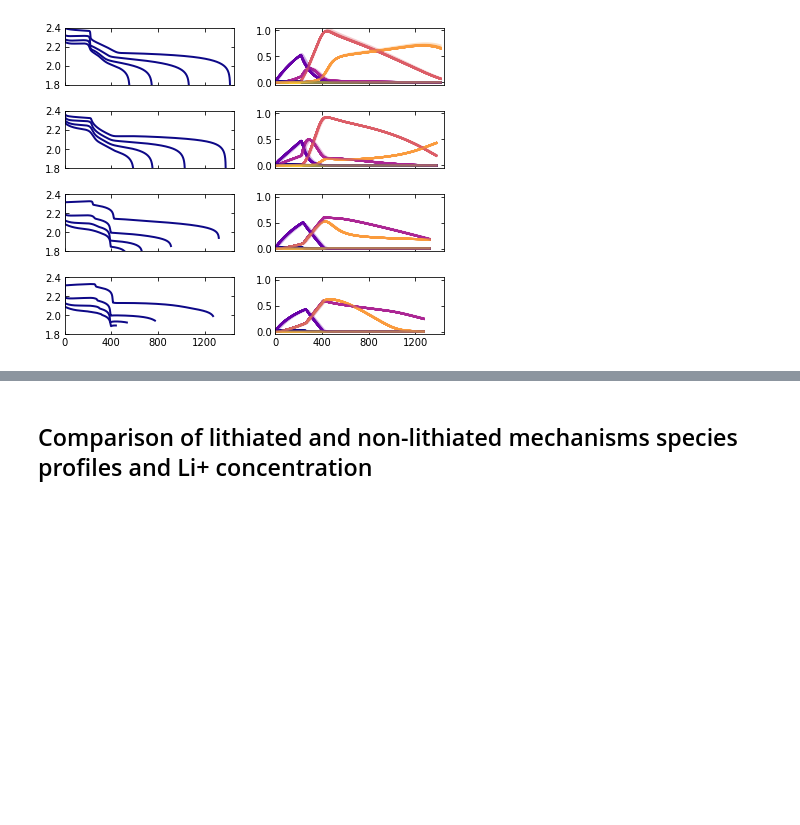
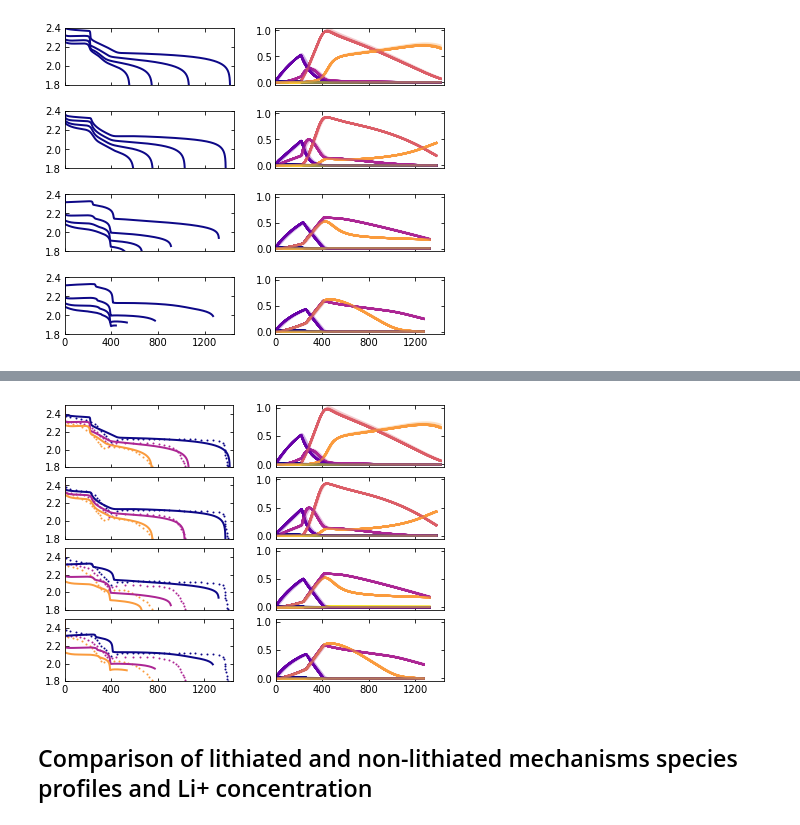
Before and after one commit to decaluwe/2020_Li_Sulfur_Modeling, a Jupyter notebook: Figures/scripts/Li_S Plotting.ipynb, the cells around one changed output, grey strips where cells are left out. Drawn from its saved outputs; the diff is of its cells as text; code cells hidden in the pictures; blank space fills up the shorter version.

Commit message:
More Figure updates

```diff
--- a/Figures/scripts/Li_S Plotting.ipynb
+++ b/Figures/scripts/Li_S Plotting.ipynb
@@ -239,15 +249,15 @@ Vcell_Li_65pct25um, Cap_Li_65pct25um, C_k_Li_65pct25um, C_Lip_65pct25um = sort_d
 # %%
-Vcell_cascade_85pct25um, Cap_cascade_85pct25um, C_k_cascade_85pct25um, C_Lip_cascade_85pct25um = sort_df(cascade_85pct25um)
-Vcell_cascade_65pct25um, Cap_cascade_65pct25um, C_k_cascade_65pct25um, C_Lip_cascade_65pct25um = sort_df(cascade_65pct25um)
-Vcell_cascade_45pct25um, Cap_cascade_45pct25um, C_k_cascade_45pct25um, C_Lip_cascade_45pct25um = sort_df(cascade_45pct25um)
+Vcell_cascade_85pct25um, Cap_cascade_85pct25um, C_k_cascade_85pct25um, C_Lip_cascade_85pct25um, eps_S8_cascade_85pct25um, eps_Li2S_cascade_85pct25um = sort_df(cascade_85pct25um)
+Vcell_cascade_65pct25um, Cap_cascade_65pct25um, C_k_cascade_65pct25um, C_Lip_cascade_65pct25um, eps_S8_cascade_65pct25um, eps_Li2S_cascade_65pct25um = sort_df(cascade_65pct25um)
+Vcell_cascade_45pct25um, Cap_cascade_45pct25um, C_k_cascade_45pct25um, C_Lip_cascade_45pct25um, eps_S8_cascade_45pct25um, eps_Li2S_cascade_45pct25um = sort_df(cascade_45pct25um)
 # %%
-Vcell_kuzmina_85pct25um, Cap_kuzmina_85pct25um, C_k_kuzmina_85pct25um, C_Lip_kuzmina_85pct25um = sort_df(kuzmina_85pct25um)
-Vcell_kuzmina_65pct25um, Cap_kuzmina_65pct25um, C_k_kuzmina_65pct25um, C_Lip_kuzmina_65pct25um = sort_df(kuzmina_65pct25um)
-Vcell_kuzmina_45pct25um, Cap_kuzmina_45pct25um, C_k_kuzmina_45pct25um, C_Lip_kuzmina_45pct25um = sort_df(kuzmina_45pct25um)
+Vcell_kuzmina_85pct25um, Cap_kuzmina_85pct25um, C_k_kuzmina_85pct25um, C_Lip_kuzmina_85pct25um, eps_S8_kuzmina_85pct25um, eps_Li2S_kuzmina_85pct25um = sort_df(kuzmina_85pct25um)
+Vcell_kuzmina_65pct25um, Cap_kuzmina_65pct25um, C_k_kuzmina_65pct25um, C_Lip_kuzmina_65pct25um, eps_S8_kuzmina_65pct25um, eps_Li2S_kuzmina_65pct25um = sort_df(kuzmina_65pct25um)
+Vcell_kuzmina_45pct25um, Cap_kuzmina_45pct25um, C_k_kuzmina_45pct25um, C_Lip_kuzmina_45pct25um, eps_S8_kuzmina_45pct25um, eps_Li2S_kuzmina_45pct25um = sort_df(kuzmina_45pct25um)
 # %%
-Vcell_assary_85pct25um, Cap_assary_85pct25um, C_k_assary_85pct25um, C_Lip_assary_85pct25um = sort_df(assary_85pct25um)
-Vcell_assary_65pct25um, Cap_assary_65pct25um, C_k_assary_65pct25um, C_Lip_assary_65pct25um = sort_df(assary_65pct25um)
-Vcell_assary_45pct25um, Cap_assary_45pct25um, C_k_assary_45pct25um, C_Lip_assary_45pct25um = sort_df(assary_45pct25um)
+Vcell_assary_85pct25um, Cap_assary_85pct25um, C_k_assary_85pct25um, C_Lip_assary_85pct25um, eps_S8_assary_85pct25um, eps_Li2S_assary_85pct25um = sort_df(assary_85pct25um)
+Vcell_assary_65pct25um, Cap_assary_65pct25um, C_k_assary_65pct25um, C_Lip_assary_65pct25um, eps_S8_assary_65pct25um, eps_Li2S_assary_65pct25um = sort_df(assary_65pct25um)
+Vcell_assary_45pct25um, Cap_assary_45pct25um, C_k_assary_45pct25um, C_Lip_assary_45pct25um, eps_S8_assary_45pct25um, eps_Li2S_assary_45pct25um = sort_df(assary_45pct25um)
 # %%
 tick_font = 10
 label_font = 12
@@ -418,3 +430,66 @@ os.chdir(owd)
+# %%
+os.chdir(owd)
+
+fig, axs = plt.subplots(4, 2, sharex=True, sharey=False, num=i)
+plt.tight_layout()
+fig.set_size_inches((6., 4.5))
+
+for i in range(4):
+    for j in range(2):
+        tick_format(axs[i,j])
+
+c_rate_cmap = species_cmap[[0,2,-3]]
+
+for i in range(4):
+    axs[i,0].plot(exp_data_01C.iloc[:,0], exp_data_01C.iloc[:,1], 'o',
+        markeredgecolor=c_rate_cmap[0],markersize=1.,markerfacecolor=None)
+    axs[i,0].plot(exp_data_05C.iloc[:,0], exp_data_05C.iloc[:,1], 'o',
+        markeredgecolor=c_rate_cmap[1],markersize=1.,markerfacecolor=None)
+    axs[i,0].plot(exp_data_1C.iloc[:,0], exp_data_1C.iloc[:,1], 'o',
+        markeredgecolor=c_rate_cmap[2],markersize=1.,markerfacecolor=None)
+
+for k in range(3):
+    axs[0,0].plot(Cap_cascade_65pct25um[keys_s[k]], Vcell_cascade_65pct25um[keys_s[k]], color = c_rate_cmap[k],
+        linewidth=lw)
+    axs[1,0].plot(Cap_Li_65pct25um[keys_s[k]], Vcell_Li_65pct25um[keys_s[k]], color = c_rate_cmap[k], linewidth=lw)
+    axs[2,0].plot(Cap_assary_65pct25um[keys_s[k]], Vcell_assary_65pct25um[keys_s[k]], color = c_rate_cmap[k],
+        linewidth=lw)
+    axs[3,0].plot(Cap_kuzmina_65pct25um[keys_s[k]], Vcell_kuzmina_65pct25um[keys_s[k]], color = c_rate_cmap[k],
+        linewidth=lw)
+
+points = inputs.npoints_cathode+inputs.npoints_sep+1
+alphas = np.linspace(1.,0.3,points)
+# We unfortunately need to mess around with species order, to keep consistent coloring, for Assary and Kuz/mina:
+cmap_atomistic = np.vstack((species_cmap[:4], species_cmap[5], species_cmap[4], species_cmap[6:]))
+
+for i in np.arange(0, 1, 1):
+    for j in np.arange(0, points):
+        offset = j*6
+        for k in np.arange(0, 6):
+            axs[1,1].plot(Cap_Li_65pct25um[keys_s[i]], C_k_Li_65pct25um[keys_s[i]].iloc[:, k+offset],
+                     linewidth=lw, color=species_cmap[k], alpha = alphas[j])
+            axs[0,1].plot(Cap_cascade_65pct25um[keys_s[i]], C_k_cascade_65pct25um[keys_s[i]].iloc[:, k+offset],
+                     linewidth=lw, color=species_cmap[k], alpha = alphas[j])
+            axs[2,1].plot(Cap_assary_65pct25um[keys_s[i]], C_k_assary_65pct25um[keys_s[i]].iloc[:, k+offset],
+                         linewidth=lw, color=cmap_atomistic[k], alpha = alphas[j])
+            axs[3,1].plot(Cap_kuzmina_65pct25um[keys_s[i]], C_k_kuzmina_65pct25um[keys_s[i]].iloc[:, k+offset],
+                         linewidth=lw, color=cmap_atomistic[k], alpha = alphas[j])
+
+plt.xlim((0, 1450))
+plt.xticks([0, 400, 800, 1200])
+
+for i in range(4):
+    axs[i,0].set_ylim((1.8,2.5))
+    axs[i,0].set_yticks([1.8, 2.0, 2.2, 2.4])
+    axs[i,1].set_ylim((-0.05,1.05))
+    axs[i,1].set_yticks([0.0, 0.5, 1.0])
+
+plt.subplots_adjust(hspace=0.15,wspace=0.25)
+plt.show()
+fig.savefig('Figure3_alt_Mechanism_comparison.pdf')
+os.chdir(owd)
+# %% [output]
+[figure, added]
 # %% [markdown]
 ## Comparison of lithiated and non-lithiated mechanisms species profiles and Li+ concentration
 # %%
```
Also changed, not shown: parts of 7 cells of this notebook, 1 other file.
